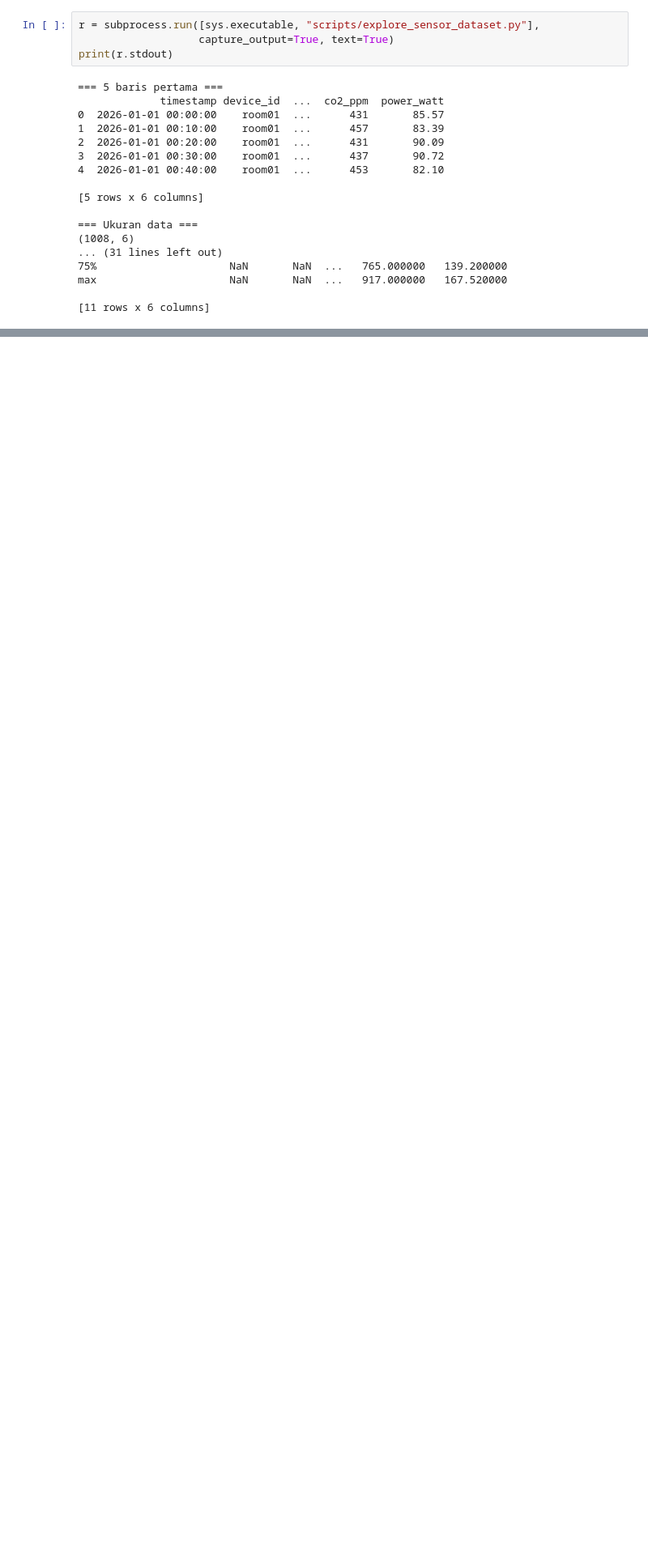
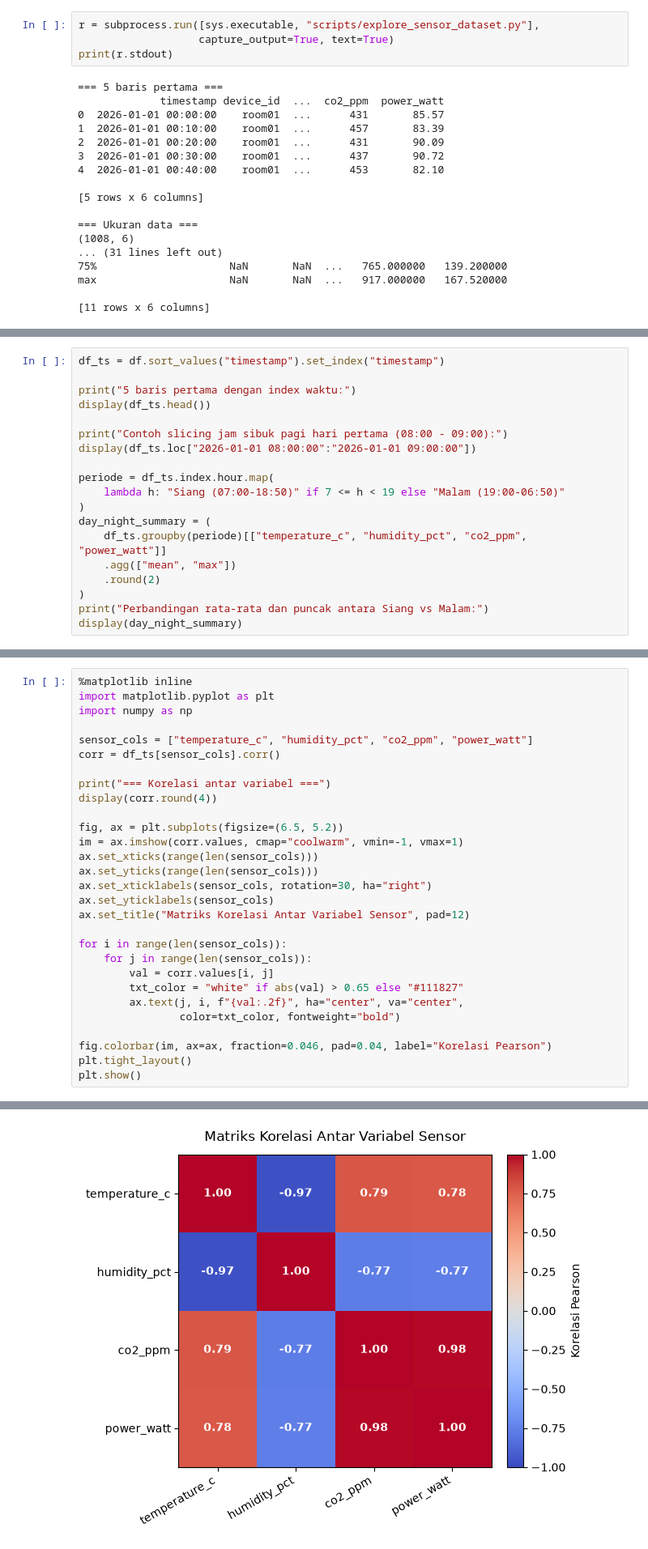
Before and after one commit to sulhanfuadi/iot-ml-book, a Jupyter notebook: notebooks/05_eksplorasi_dataset.ipynb, the cells around one changed output, grey strips where cells are left out. Shown at 81% size. Saved outputs shown, nothing was run; the diff lists cells and outputs as text; blank space fills up the shorter version.

```diff
--- a/notebooks/05_eksplorasi_dataset.ipynb
+++ b/notebooks/05_eksplorasi_dataset.ipynb
@@ -71,0 +200,19 @@ Figure(1000x500)
+# %%
+df_ts = df.sort_values("timestamp").set_index("timestamp")
+
+print("5 baris pertama dengan index waktu:")
+display(df_ts.head())
+
+print("Contoh slicing jam sibuk pagi hari pertama (08:00 - 09:00):")
+display(df_ts.loc["2026-01-01 08:00:00":"2026-01-01 09:00:00"])
+
+periode = df_ts.index.hour.map(
+    lambda h: "Siang (07:00-18:50)" if 7 <= h < 19 else "Malam (19:00-06:50)"
+)
+day_night_summary = (
+    df_ts.groupby(periode)[["temperature_c", "humidity_pct", "co2_ppm", "power_watt"]]
+    .agg(["mean", "max"])
+    .round(2)
+)
+print("Perbandingan rata-rata dan puncak antara Siang vs Malam:")
+display(day_night_summary)
@@ -71,0 +315,30 @@ Figure(1000x500)
+# %%
+%matplotlib inline
+import matplotlib.pyplot as plt
+import numpy as np
+
+sensor_cols = ["temperature_c", "humidity_pct", "co2_ppm", "power_watt"]
+corr = df_ts[sensor_cols].corr()
+
+print("=== Korelasi antar variabel ===")
+display(corr.round(4))
+
+fig, ax = plt.subplots(figsize=(6.5, 5.2))
+im = ax.imshow(corr.values, cmap="coolwarm", vmin=-1, vmax=1)
+ax.set_xticks(range(len(sensor_cols)))
+ax.set_yticks(range(len(sensor_cols)))
+ax.set_xticklabels(sensor_cols, rotation=30, ha="right")
+ax.set_yticklabels(sensor_cols)
+ax.set_title("Matriks Korelasi Antar Variabel Sensor", pad=12)
+
+for i in range(len(sensor_cols)):
+    for j in range(len(sensor_cols)):
+        val = corr.values[i, j]
+        txt_color = "white" if abs(val) > 0.65 else "#111827"
+        ax.text(j, i, f"{val:.2f}", ha="center", va="center",
+                color=txt_color, fontweight="bold")
+
+fig.colorbar(im, ax=ax, fraction=0.046, pad=0.04, label="Korelasi Pearson")
+plt.tight_layout()
+plt.show()
+# %% [output]
@@ -71,0 +351 @@ Figure(1000x500)
+[figure, added]
```
Also changed, not shown: parts of 32 cells of this notebook.
